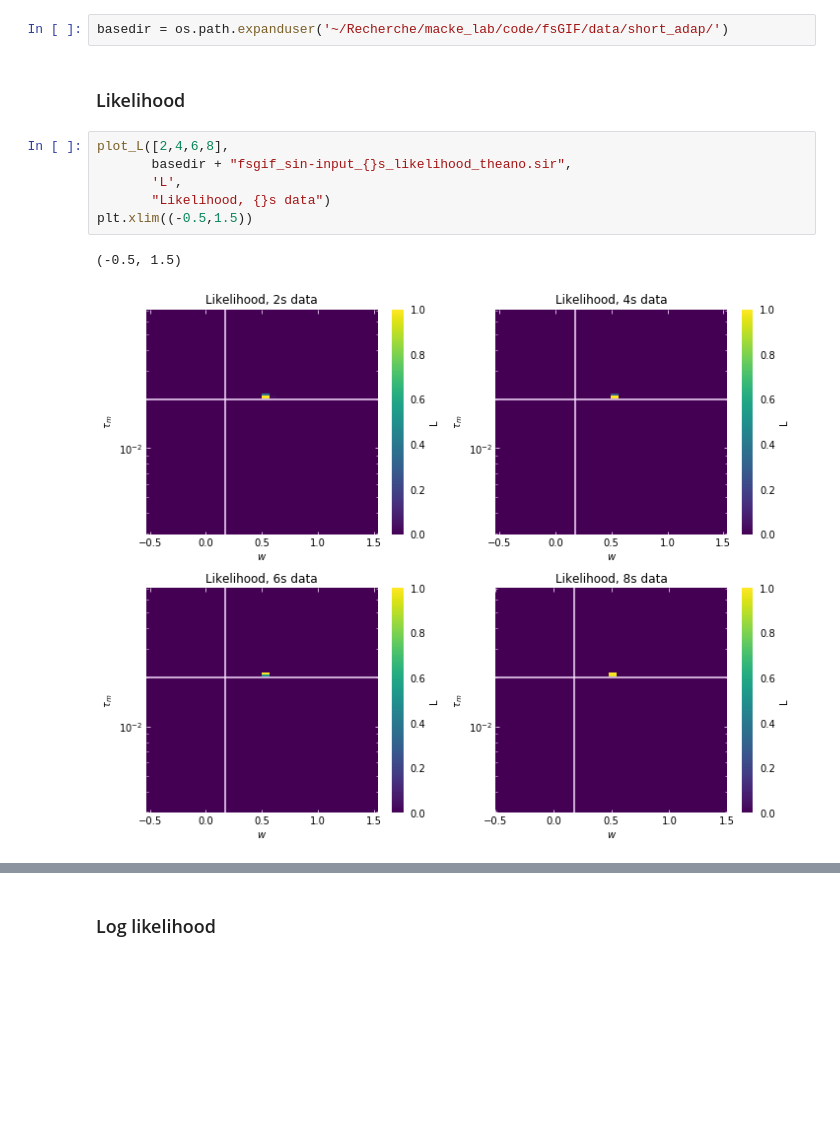
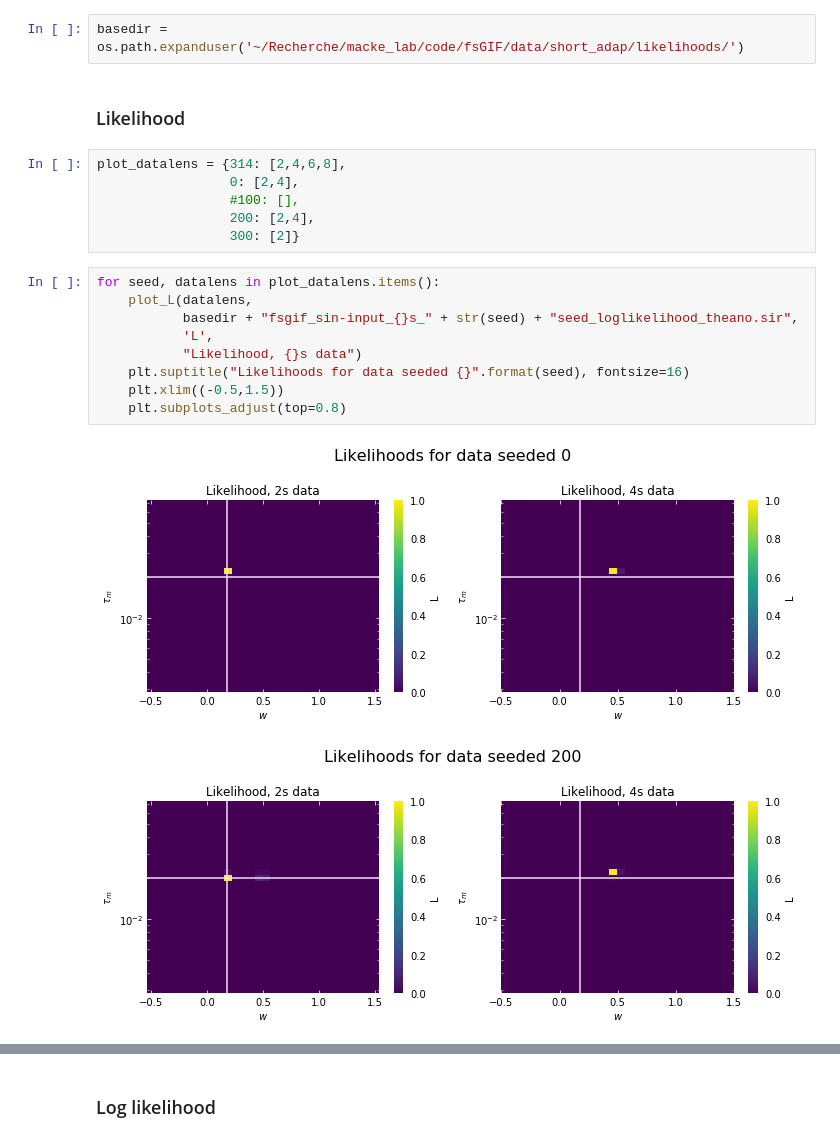
Before and after one commit to mackelab/mesoGIF, a Jupyter notebook: Likelihoods.ipynb, the cells around one changed output, grey strips where cells are left out. Drawn from its saved outputs; the diff is of its cells as text; blank space fills up the shorter version.

```diff
--- a/Likelihoods.ipynb
+++ b/Likelihoods.ipynb
@@ -150,15 +152,24 @@ Calculating the likelihood with Theano is slower than with Numpy, so I limited r
 # %% [markdown]
 ## Short adaptation constant ($τ_a$ = 0.2 ms)
 # %%
-basedir = os.path.expanduser('~/Recherche/macke_lab/code/fsGIF/data/short_adap/')
+basedir = os.path.expanduser('~/Recherche/macke_lab/code/fsGIF/data/short_adap/likelihoods/')
 # %% [markdown]
 ### Likelihood
+# %%
+plot_datalens = {314: [2,4,6,8],
+                 0: [2,4],
+                 #100: [],
+                 200: [2,4],
+                 300: [2]}
 # %%
-plot_L([2,4,6,8],
-       basedir + "fsgif_sin-input_{}s_likelihood_theano.sir",
-       'L',
-       "Likelihood, {}s data")
-plt.xlim((-0.5,1.5))
+for seed, datalens in plot_datalens.items():
+    plot_L(datalens,
+           basedir + "fsgif_sin-input_{}s_" + str(seed) + "seed_loglikelihood_theano.sir",
+           'L',
+           "Likelihood, {}s data")
+    plt.suptitle("Likelihoods for data seeded {}".format(seed), fontsize=16)
+    plt.xlim((-0.5,1.5))
+    plt.subplots_adjust(top=0.8)
 # %% [output]
-(-0.5, 1.5)
-[figure, old version]
+[figure, new version]
+[figure, added]
```
Also changed, not shown: parts of 12 cells of this notebook, 3 other files.
